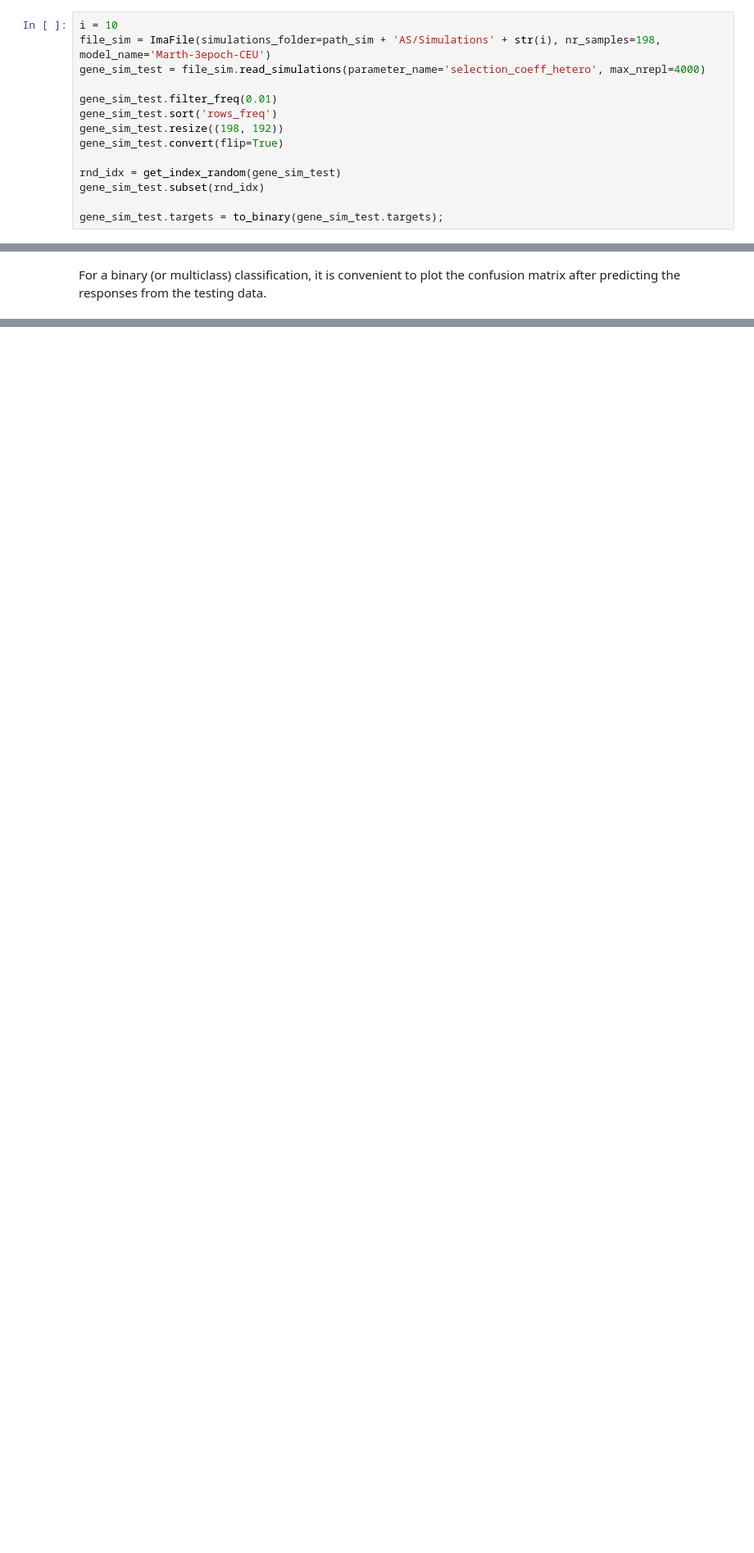
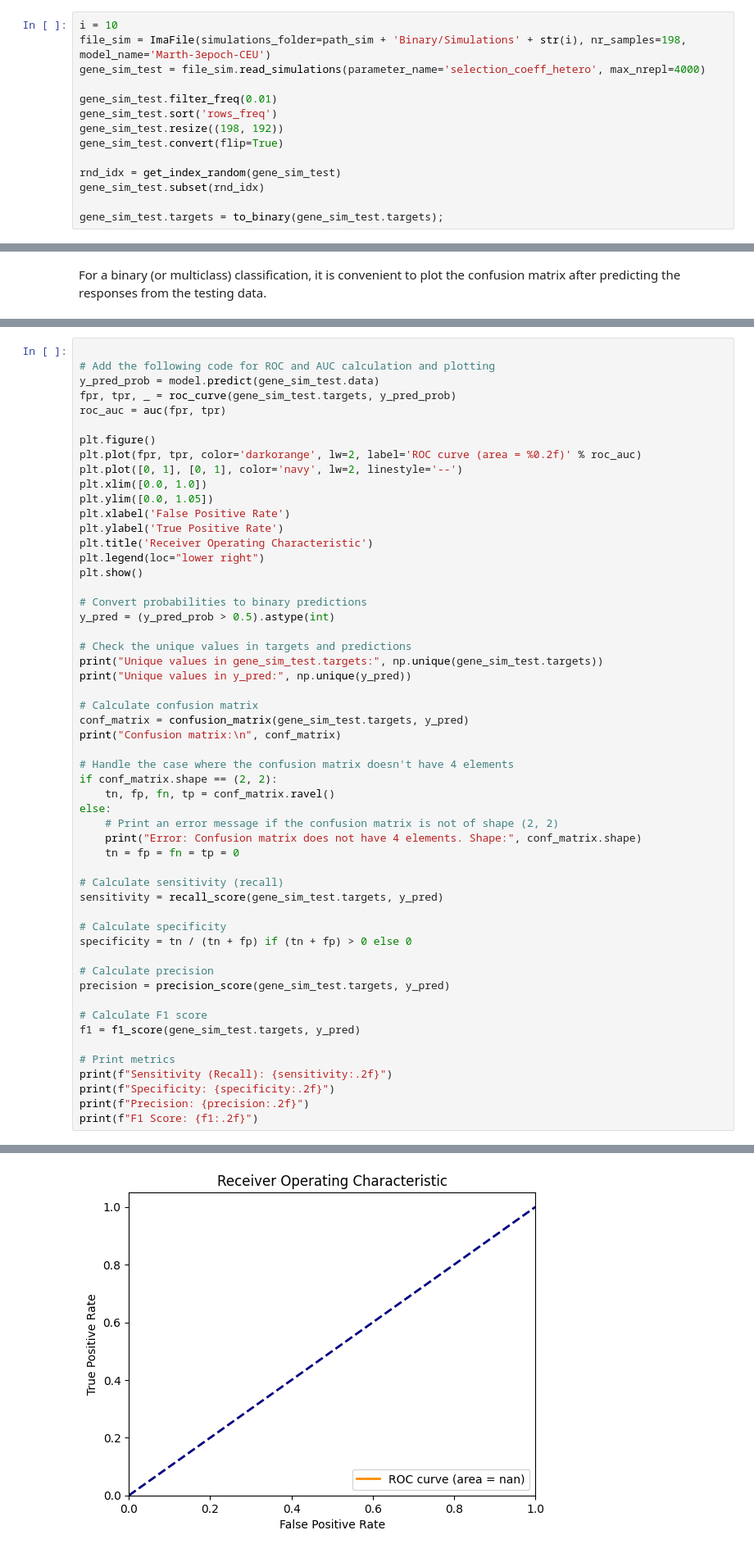
Before and after one commit to Djinho/EvoNet-CNN-Insight, a Jupyter notebook: Timing/train_and_test_AS.ipynb, the cells around one changed output, grey strips where cells are left out. Shown at 82% size. Drawn from its saved outputs; the diff is of its cells as text; blank space fills up the shorter version.

```diff
--- a/Timing/train_and_test_AS.ipynb
+++ b/Timing/train_and_test_AS.ipynb
@@ -221,7 +244,7 @@ net_LCT = load_imanet(path + 'net_LCT.AS')
 Finally, we evaluate the training on the testing dataset, i.e. the last batch of simulated data.
 # %%
 i = 10
-file_sim = ImaFile(simulations_folder=path_sim + 'AS/Simulations' + str(i), nr_samples=198, model_name='Marth-3epoch-CEU')
+file_sim = ImaFile(simulations_folder=path_sim + 'Binary/Simulations' + str(i), nr_samples=198, model_name='Marth-3epoch-CEU')
 gene_sim_test = file_sim.read_simulations(parameter_name='selection_coeff_hetero', max_nrepl=4000)
 
 gene_sim_test.filter_freq(0.01)
@@ -287,0 +321,55 @@ net_LCT.plot_cm(gene_sim_test.classes, text=True)
+# %%
+
+# Add the following code for ROC and AUC calculation and plotting
+y_pred_prob = model.predict(gene_sim_test.data)
+fpr, tpr, _ = roc_curve(gene_sim_test.targets, y_pred_prob)
+roc_auc = auc(fpr, tpr)
+
+plt.figure()
+plt.plot(fpr, tpr, color='darkorange', lw=2, label='ROC curve (area = %0.2f)' % roc_auc)
+plt.plot([0, 1], [0, 1], color='navy', lw=2, linestyle='--')
+plt.xlim([0.0, 1.0])
+plt.ylim([0.0, 1.05])
+plt.xlabel('False Positive Rate')
+plt.ylabel('True Positive Rate')
+plt.title('Receiver Operating Characteristic')
+plt.legend(loc="lower right")
+plt.show()
+
+# Convert probabilities to binary predictions
+y_pred = (y_pred_prob > 0.5).astype(int)
+
+# Check the unique values in targets and predictions
+print("Unique values in gene_sim_test.targets:", np.unique(gene_sim_test.targets))
+print("Unique values in y_pred:", np.unique(y_pred))
+
+# Calculate confusion matrix
+conf_matrix = confusion_matrix(gene_sim_test.targets, y_pred)
+print("Confusion matrix:\n", conf_matrix)
+
+# Handle the case where the confusion matrix doesn't have 4 elements
+if conf_matrix.shape == (2, 2):
+    tn, fp, fn, tp = conf_matrix.ravel()
+else:
+    # Print an error message if the confusion matrix is not of shape (2, 2)
+    print("Error: Confusion matrix does not have 4 elements. Shape:", conf_matrix.shape)
+    tn = fp = fn = tp = 0
+
+# Calculate sensitivity (recall)
+sensitivity = recall_score(gene_sim_test.targets, y_pred)
+
+# Calculate specificity
+specificity = tn / (tn + fp) if (tn + fp) > 0 else 0
+
+# Calculate precision
+precision = precision_score(gene_sim_test.targets, y_pred)
+
+# Calculate F1 score
+f1 = f1_score(gene_sim_test.targets, y_pred)
+
+# Print metrics
+print(f"Sensitivity (Recall): {sensitivity:.2f}")
+print(f"Specificity: {specificity:.2f}")
+print(f"Precision: {precision:.2f}")
+print(f"F1 Score: {f1:.2f}")
+# %% [output]
@@ -287,0 +377 @@ net_LCT.plot_cm(gene_sim_test.classes, text=True)
+[figure, added]
```
Also changed, not shown: parts of 12 cells of this notebook.
